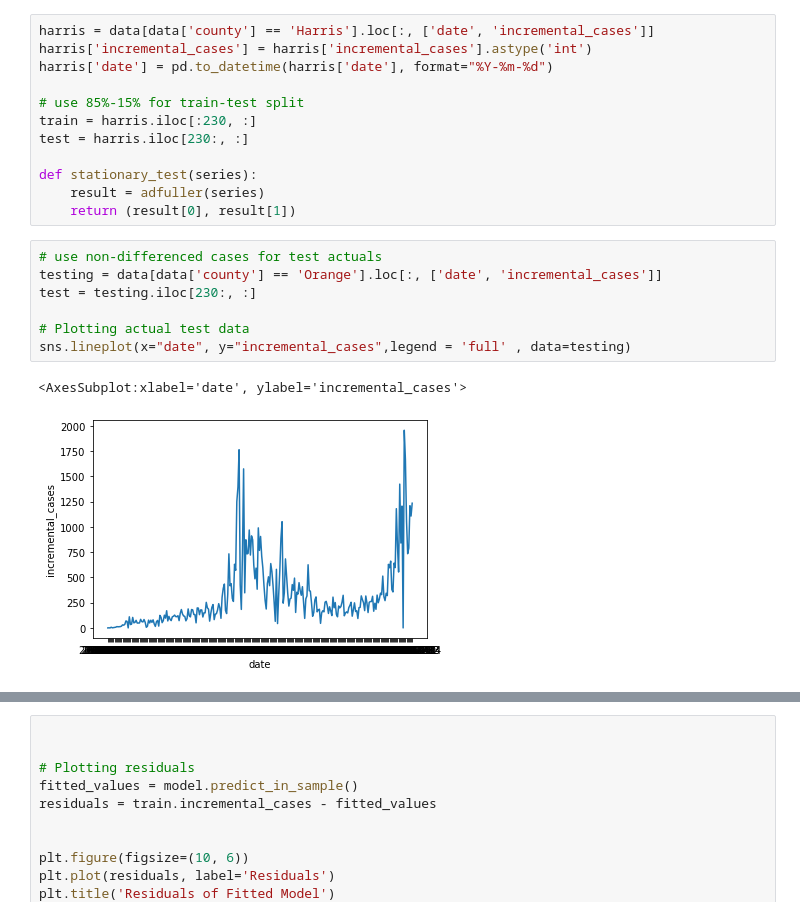
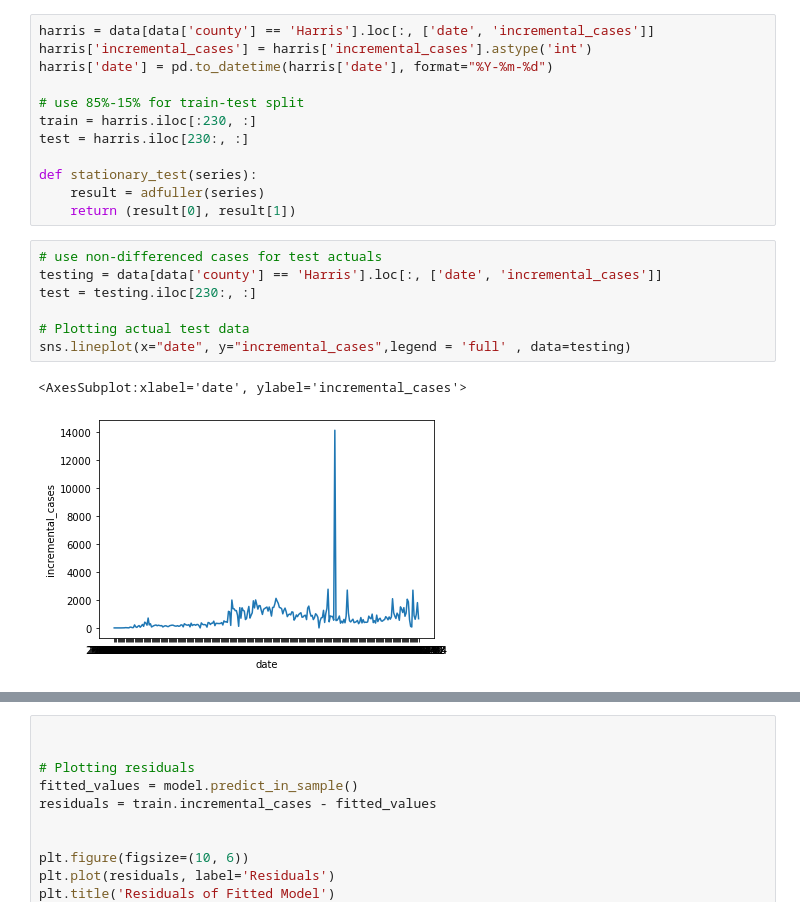
Before and after one commit to songalal/datascienceproject390, a Jupyter notebook: Final autoarima_tx_ph.ipynb, the cells around one changed output, grey strips where cells are left out. Cells and saved outputs as stored; diff of their text form.

```diff
--- a/Final autoarima_tx_ph.ipynb
+++ b/Final autoarima_tx_ph.ipynb
@@ -198,14 +198,14 @@ def stationary_test(series):
     return (result[0], result[1])
 # %%
 # use non-differenced cases for test actuals
-testing = data[data['county'] == 'Orange'].loc[:, ['date', 'incremental_cases']]
+testing = data[data['county'] == 'Harris'].loc[:, ['date', 'incremental_cases']]
 test = testing.iloc[230:, :]
 
 # Plotting actual test data
 sns.lineplot(x="date", y="incremental_cases",legend = 'full' , data=testing)
 # %% [output]
 <AxesSubplot:xlabel='date', ylabel='incremental_cases'>
-[figure, old version]
+[figure, new version]
 # %%
 train = train.loc[:, ['incremental_cases']].reset_index().drop(columns='index')
 
```
Also changed, not shown: parts of 14 cells of this notebook, 2 other files.
